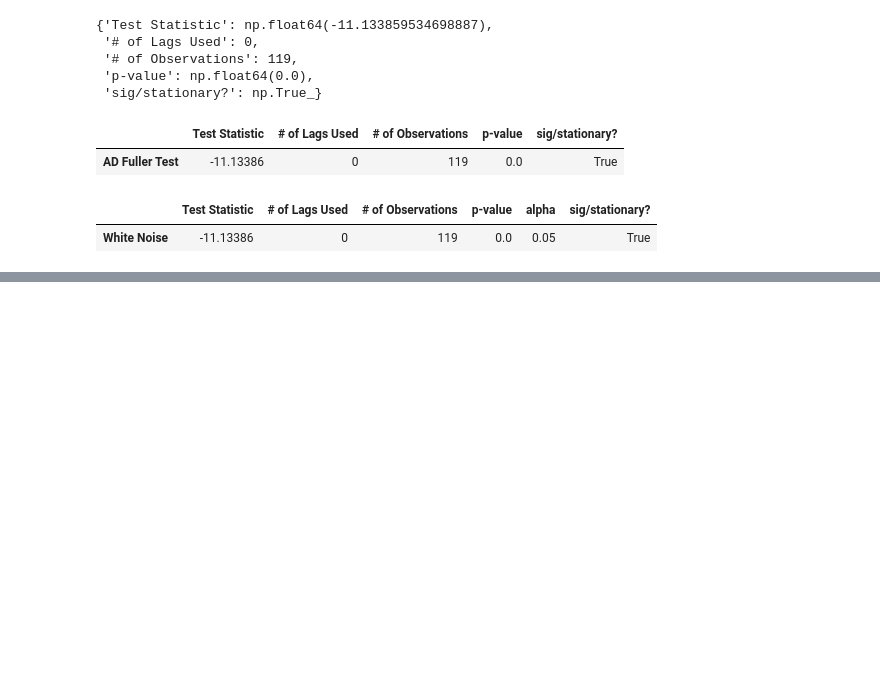
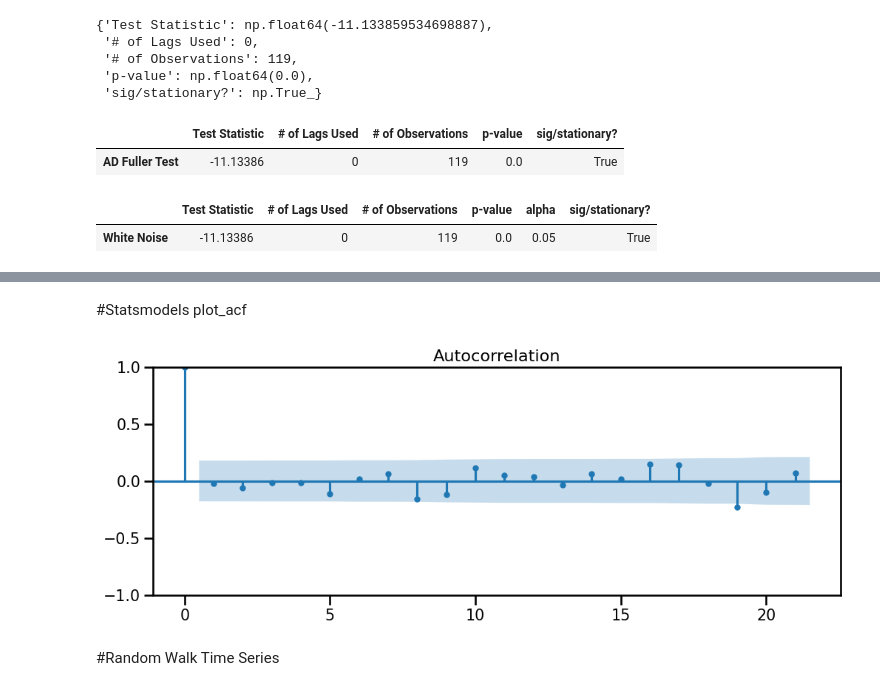
Before and after one commit to dohaalnabahin/Data_science_and_machine_learning_Journey, a Jupyter notebook: Stationarity.ipynb, the cells around one changed output, grey strips where cells are left out. Drawn from its saved outputs; the diff is of its cells as text; code cells hidden in the pictures; blank space fills up the shorter version.

```diff
--- a/Stationarity.ipynb
+++ b/Stationarity.ipynb
@@ -128,0 +221,9 @@ adfuller_results
+# %% [markdown]
+#Statsmodels plot_acf
+# %%
+# Plotting autocorrelation with built in function
+fig = tsa.graphics.plot_acf(ts_white_noise);
+# %% [output]
+[figure, added]
+# %% [markdown]
+#Random Walk Time Series
```
Also changed, not shown: parts of 38 cells of this notebook.
